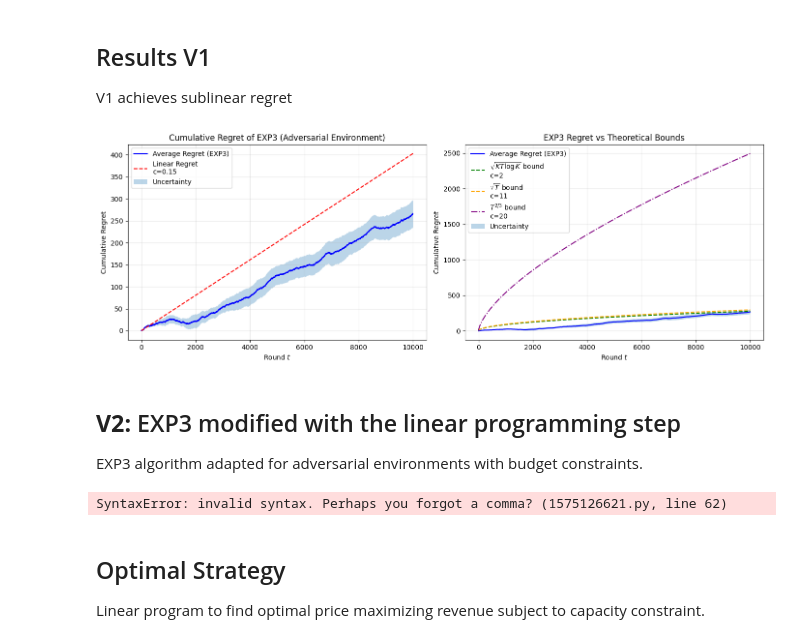
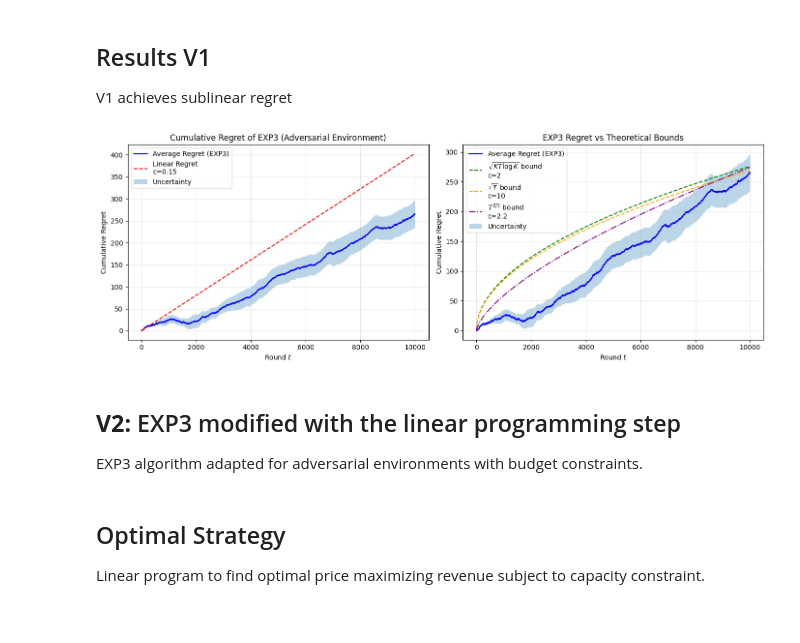
Before and after one commit to matteopasqual02/OLA-2025-project, a Jupyter notebook: R3_Best-of-both-worlds_with_single_product.ipynb, the cells around one changed output. Saved outputs shown, nothing was run; the diff lists cells and outputs as text; code cells hidden in the pictures.

```diff
--- a/R3_Best-of-both-worlds_with_single_product.ipynb
+++ b/R3_Best-of-both-worlds_with_single_product.ipynb
@@ -317,36 +318,36 @@ t_vals = np.arange(1, T+1)
 c_exp3 = 2
 exp3_bound = np.sqrt(K * t_vals * np.log(K)) * exp_utility * c_exp3
 axs[1].plot(np.arange(T), exp3_bound, label=f'$\\sqrt{{KT\\log K}}$ bound\nc={c_exp3}', linestyle='--', color='green')
 
 # Simpler sqrt(T) bound for comparison
-c_sqrt = 11
+c_sqrt = 10
 sqrt_bound = np.sqrt(t_vals) * exp_utility * c_sqrt
 axs[1].plot(np.arange(T), sqrt_bound, label=f'$\\sqrt{{T}}$ bound\nc={c_sqrt}', linestyle='--', color='orange')
 
 # T^(2/3) theoretical benchmark
-c_t23 = 20
+c_t23 = 2.2
 t23_bound = t_vals**(2/3) * exp_utility * c_t23
 axs[1].plot(np.arange(T), t23_bound, label=f'$T^{{2/3}}$ bound\nc={c_t23}', linestyle='-.', color='purple')
 
 # Fill between for uncertainty in the second plot
 axs[1].fill_between(
     np.arange(T),
     average_regret - regret_std / np.sqrt(n_trials),
     average_regret + regret_std / np.sqrt(n_trials),
     alpha=0.3,
     label='Uncertainty',
 )
 
 # Set labels and legends for the second subplot
 axs[1].set_xlabel('Round $t$')
 axs[1].set_ylabel('Cumulative Regret')
 axs[1].legend()
 axs[1].grid(True, alpha=0.3)
 
 plt.tight_layout()
 plt.show()
 # %% [output]
-[figure, old version]
+[figure, new version]
 # %% [markdown]
 ## **V2:** EXP3 modified with the linear programming step
 
@@ -377,15 +378,12 @@ class CompanyEXP3:
       return 0
 
     # Compute EXP3 probabilities
-    # EXP3 probability update
     exp_weights = np.exp(self.eta * self.estimated_rewards)
     self.weights = exp_weights
-    # Normalize to get probabilities with exploration
     sum_weights = np.sum(self.weights)
     self.probabilities = (1 - self.gamma) * (self.weights / sum_weights) + self.gamma / self.K
 
     # Budget-aware arm selection using linear programming approach
-    # similar to UCB but with EXP3 probabilities as baseline
     if self.t > 0:
       gamma_budget = self._compute_budget_aware_distribution()
       self.p_t = np.random.choice(self.K, p=gamma_budget)
@@ -393,7 +391,6 @@ class CompanyEXP3:
       self.p_t = np.random.choice(self.K, p=self.probabilities)
 
     return self.p_t
-
 
   def _compute_budget_aware_distribution(self):
     # Remaining budget rate
@@ -404,42 +401,14 @@ class CompanyEXP3:
     if current_rho >= self.rho:
       return self.probabilities
 
-    # Otherwise, solve constrained optimization similar to UCB approach
-    # but using EXP3 probabilities as the objective
+    # Otherwise, solve constrained optimization using EXP3 estimates
     try:
-      # Objective: maximize expected utility weighted by EXP3 probabilities
-      # We approximate this by using estimated rewards
+      # Objective: maximize expected utility weighted by estimated rewards
       c = -self.estimated_rewards  # Negative for maximization
 
       # Budget constraint: expected cost <= current budget rate
       A_ub = [self.estimated_costs]
-      b_ub = [currentdef compute_baseline(T, P, B, evaluations):
-    # initializing parameters
-    rho = B / T  # cost per round
-    K = len(P)  # number of prices
-    f = np.zeros(K)  # expected utility for each price
-    c = np.zeros(K)  # expected cost for each price
-
-    # for each price, compute expected profit and cost
-    for pidx in range(len(P)):
-        total_profit = 0
-        num_sales = 0
-        for t in range(T):
-            if evaluations[t] >= P[pidx]:
-                num_sales += 1
-                total_profit += P[pidx]
-
-        # compute expected profit and cost
-        f[pidx] = total_profit / T  # expected profit per round
-        c[pidx] = num_sales / T     # expected probability of sale (cost rate)
-
-    # select the highest expected utility price with expected cost less than rho
-    feasible = c <= rho
-    if np.any(feasible):
-        best_idx = np.argmax(f * feasible)
-    else:
-        print("\nNo feasible price found under the budget constraint.")
-    return float(P[best_idx]), float(f[best_idx]), float(c[best_idx])_rho]
+      b_ub = [current_rho]
 
       # Probability constraint
       A_eq = [np.ones(self.K)]
@@ -449,9 +418,7 @@ class CompanyEXP3:
 
       res = optimize.linprog(c, A_ub=A_ub, b_ub=b_ub, A_eq=A_eq, b_eq=b_eq,
                            bounds=bounds, method='highs')
-
       if res.success:
-        # Blend with EXP3 probabilities for exploration
         blend_factor = 0.7  # How much to trust the LP solution
         gamma_budget = blend_factor * res.x + (1 - blend_factor) * self.probabilities
         return gamma_budget / np.sum(gamma_budget)  # Renormalize
@@ -467,7 +434,6 @@ class CompanyEXP3:
 
     # EXP3 importance-weighted reward estimation
     if self.probabilities[self.p_t] > 0:
-      # Importance-weighted estimator
       reward_estimate = f_t / self.probabilities[self.p_t]
       cost_estimate = c_t / self.probabilities[self.p_t]
 
@@ -478,8 +444,6 @@ class CompanyEXP3:
     # Clip estimates to prevent explosion
     self.estimated_rewards = np.clip(self.estimated_rewards, -10, 10)
     self.estimated_costs = np.clip(self.estimated_costs, 0, 2)
-# %% [output]
-SyntaxError: invalid syntax. Perhaps you forgot a comma? (1575126621.py, line 62)
 # %% [markdown]
 ## Optimal Strategy
 
```
Also changed, not shown: parts of 6 cells of this notebook.
